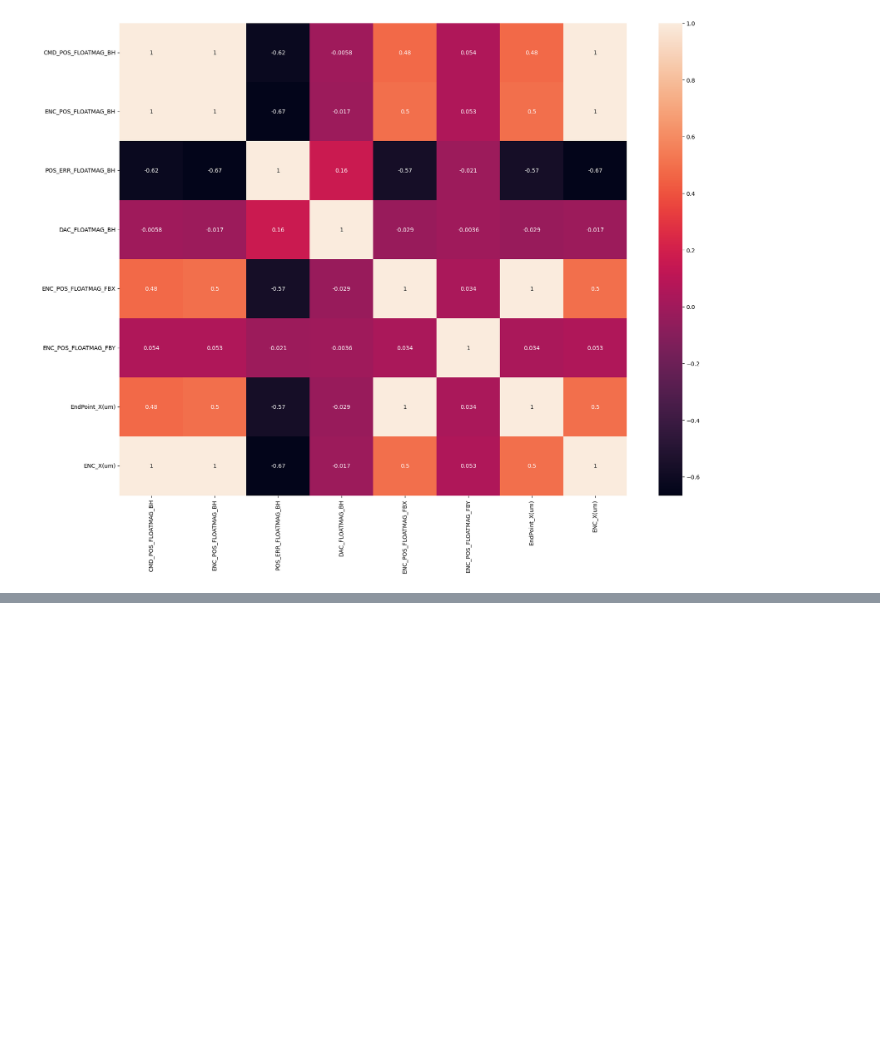
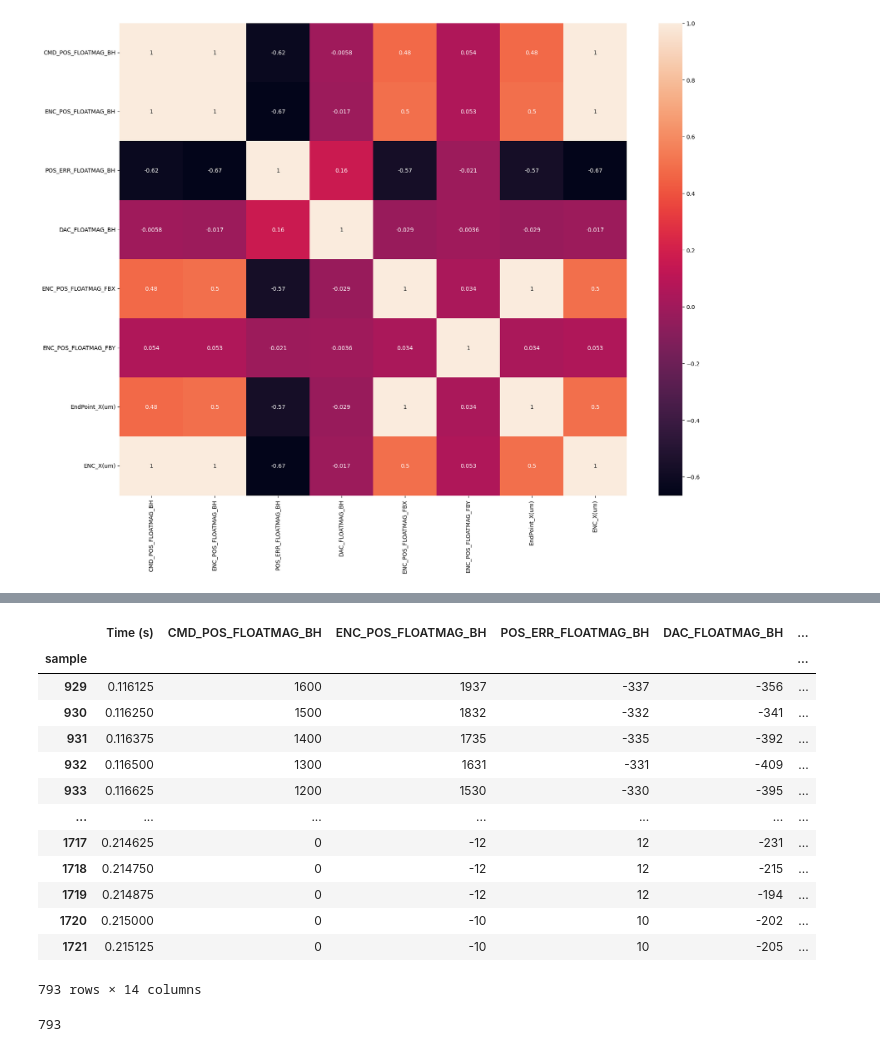
Before and after one commit to ChiragBusiness/FYP, a Jupyter notebook: LookingAtData.ipynb, the cells around one changed output, grey strips where cells are left out. Saved outputs shown, nothing was run; the diff lists cells and outputs as text; code cells hidden in the pictures; blank space fills up the shorter version.

```diff
--- a/LookingAtData.ipynb
+++ b/LookingAtData.ipynb
@@ -129,0 +162,24 @@ sns.heatmap(corr, annot=True)
+# %%
+data
+# %% [output]
+|  | Time (s) | CMD_POS_FLOATMAG_BH | ENC_POS_FLOATMAG_BH | POS_ERR_FLOATMAG_BH | DAC_FLOATMAG_BH | ... |
+| sample |  |  |  |  |  | ... |
+| 929 | 0.116125 | 1600 | 1937 | -337 | -356 | ... |
+| 930 | 0.116250 | 1500 | 1832 | -332 | -341 | ... |
+| 931 | 0.116375 | 1400 | 1735 | -335 | -392 | ... |
+| 932 | 0.116500 | 1300 | 1631 | -331 | -409 | ... |
+| 933 | 0.116625 | 1200 | 1530 | -330 | -395 | ... |
+| ... | ... | ... | ... | ... | ... | ... |
+| 1717 | 0.214625 | 0 | -12 | 12 | -231 | ... |
+| 1718 | 0.214750 | 0 | -12 | 12 | -215 | ... |
+| 1719 | 0.214875 | 0 | -12 | 12 | -194 | ... |
+| 1720 | 0.215000 | 0 | -10 | 10 | -202 | ... |
+| 1721 | 0.215125 | 0 | -10 | 10 | -205 | ... |
+793 rows × 14 columns
+# %%
+#ok lets set up training and test data for this
+data = data.iloc[929:]
+
+len(data)
+# %% [output]
+793
```
Also changed, not shown: parts of 6 cells of this notebook, 3 other files.
